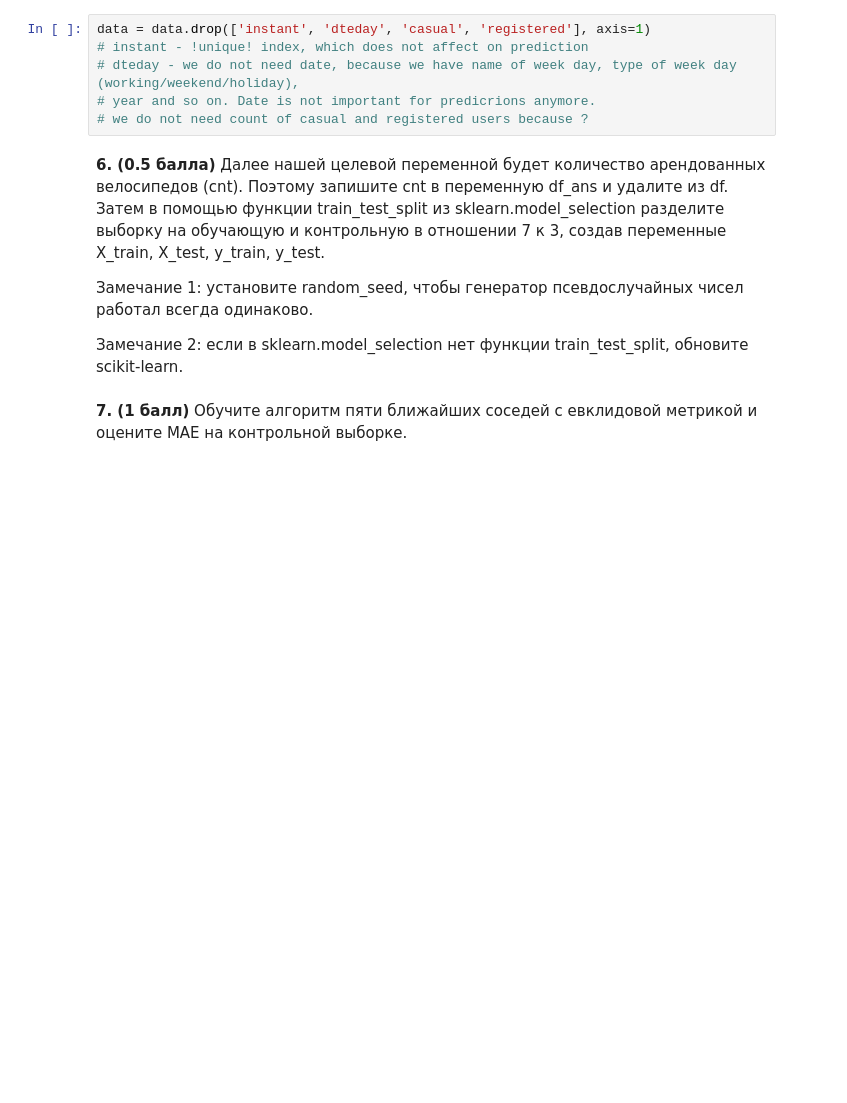
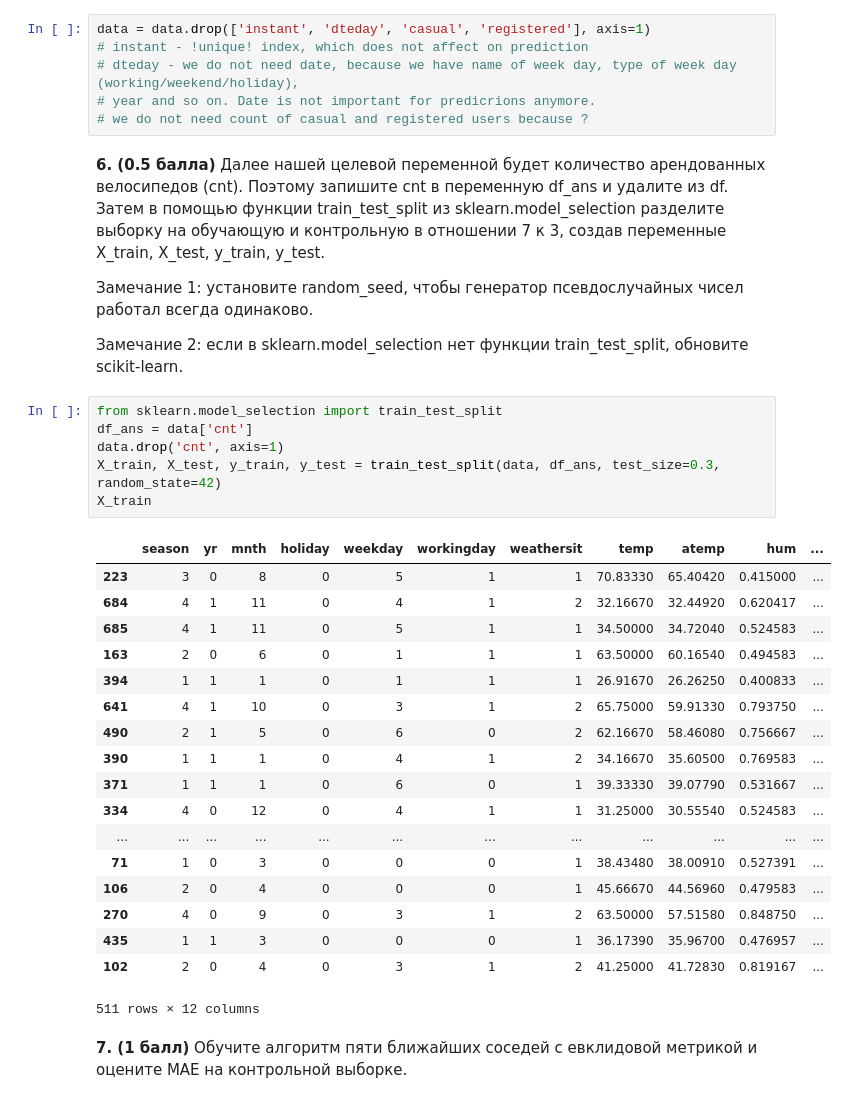
Before and after one commit to BobrG/IreneGit, a Jupyter notebook: HW1.ipynb, the cells around one changed output. Cells and saved outputs as stored; diff of their text form; blank space fills up the shorter version.

```diff
--- a/HW1.ipynb
+++ b/HW1.ipynb
@@ -92,5 +100,30 @@ data = data.drop(['instant', 'dteday', 'casual', 'registered'], axis=1)
 Замечание 1: установите random_seed, чтобы генератор псевдослучайных чисел работал всегда одинаково.
 
 Замечание 2: если в sklearn.model_selection нет функции train_test_split, обновите scikit-learn.
+# %%
+from sklearn.model_selection import train_test_split
+df_ans = data['cnt']
+data.drop('cnt', axis=1)
+X_train, X_test, y_train, y_test = train_test_split(data, df_ans, test_size=0.3, random_state=42)
+X_train
+# %% [output]
+|  | season | yr | mnth | holiday | weekday | workingday | weathersit | temp | atemp | hum | ... |
+| 223 | 3 | 0 | 8 | 0 | 5 | 1 | 1 | 70.83330 | 65.40420 | 0.415000 | ... |
+| 684 | 4 | 1 | 11 | 0 | 4 | 1 | 2 | 32.16670 | 32.44920 | 0.620417 | ... |
+| 685 | 4 | 1 | 11 | 0 | 5 | 1 | 1 | 34.50000 | 34.72040 | 0.524583 | ... |
+| 163 | 2 | 0 | 6 | 0 | 1 | 1 | 1 | 63.50000 | 60.16540 | 0.494583 | ... |
+| 394 | 1 | 1 | 1 | 0 | 1 | 1 | 1 | 26.91670 | 26.26250 | 0.400833 | ... |
+| 641 | 4 | 1 | 10 | 0 | 3 | 1 | 2 | 65.75000 | 59.91330 | 0.793750 | ... |
+| 490 | 2 | 1 | 5 | 0 | 6 | 0 | 2 | 62.16670 | 58.46080 | 0.756667 | ... |
+| 390 | 1 | 1 | 1 | 0 | 4 | 1 | 2 | 34.16670 | 35.60500 | 0.769583 | ... |
+| 371 | 1 | 1 | 1 | 0 | 6 | 0 | 1 | 39.33330 | 39.07790 | 0.531667 | ... |
+| 334 | 4 | 0 | 12 | 0 | 4 | 1 | 1 | 31.25000 | 30.55540 | 0.524583 | ... |
+| ... | ... | ... | ... | ... | ... | ... | ... | ... | ... | ... | ... |
+| 71 | 1 | 0 | 3 | 0 | 0 | 0 | 1 | 38.43480 | 38.00910 | 0.527391 | ... |
+| 106 | 2 | 0 | 4 | 0 | 0 | 0 | 1 | 45.66670 | 44.56960 | 0.479583 | ... |
+| 270 | 4 | 0 | 9 | 0 | 3 | 1 | 2 | 63.50000 | 57.51580 | 0.848750 | ... |
+| 435 | 1 | 1 | 3 | 0 | 0 | 0 | 1 | 36.17390 | 35.96700 | 0.476957 | ... |
+| 102 | 2 | 0 | 4 | 0 | 3 | 1 | 2 | 41.25000 | 41.72830 | 0.819167 | ... |
+511 rows × 12 columns
 # %% [markdown]
 **7. (1 балл)** Обучите алгоритм пяти ближайших соседей с евклидовой метрикой и оцените MAE на контрольной выборке.
```
Also changed, not shown: parts of 6 cells of this notebook.
